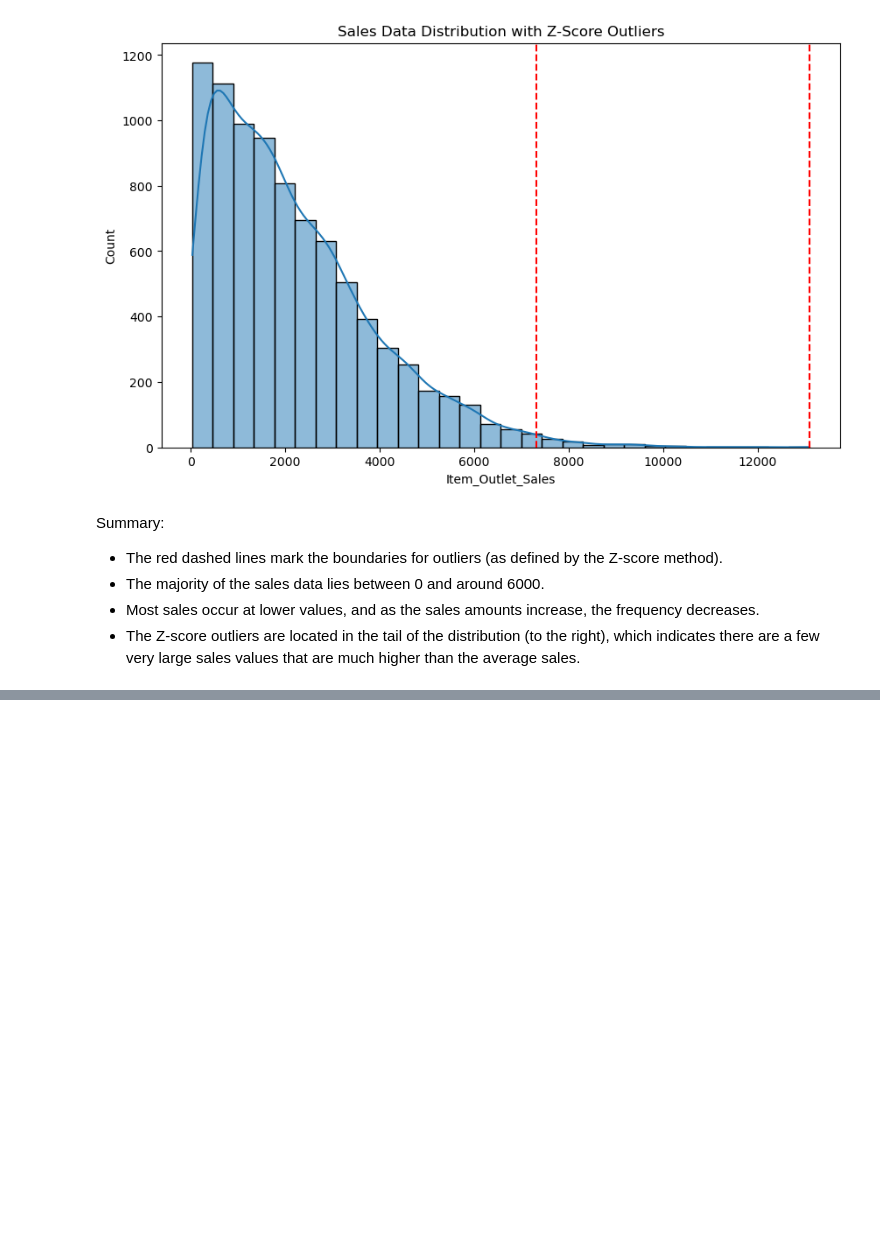
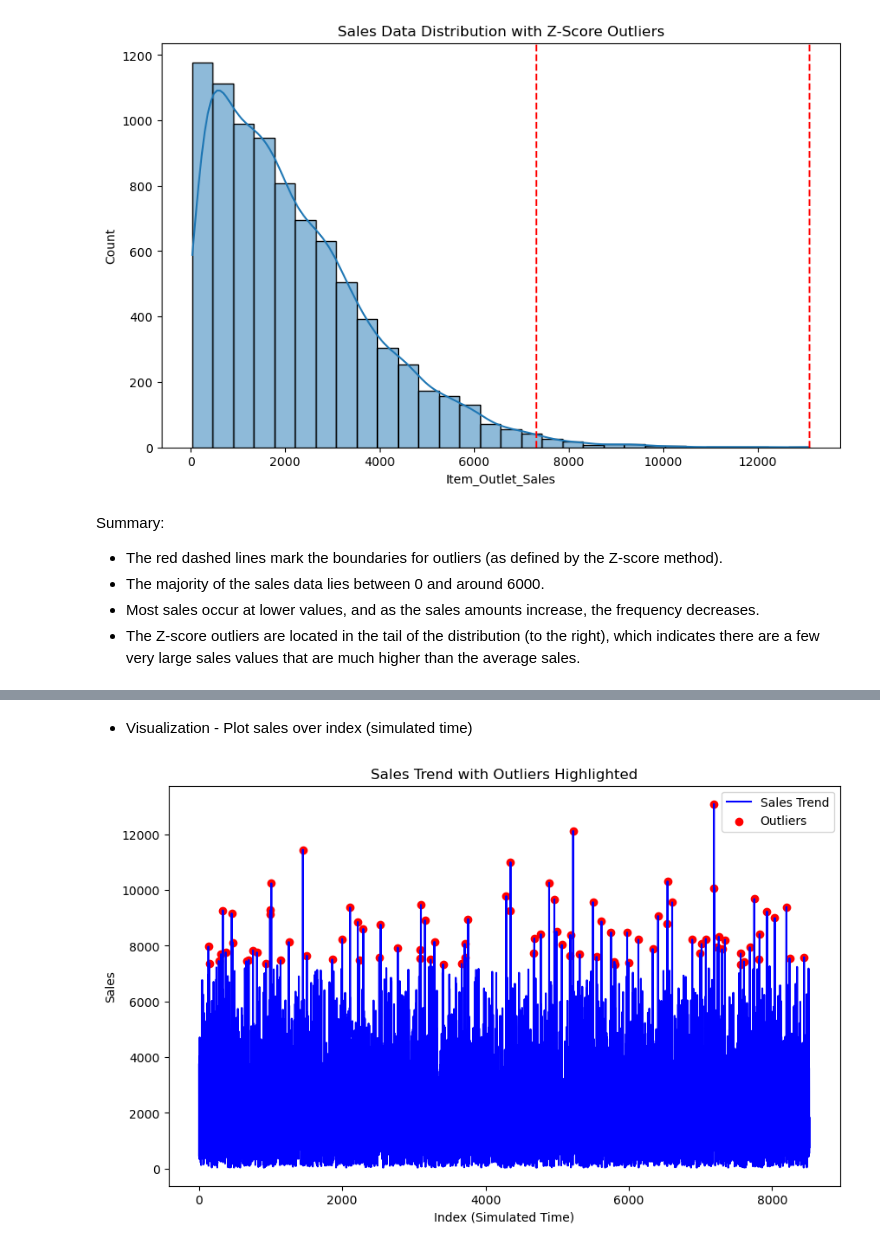
Before and after one commit to sumanshaw9/outliers-detection, a Jupyter notebook: outlier-detection.ipynb, the cells around one changed output, grey strips where cells are left out. Cells and saved outputs as stored; diff of their text form; code cells hidden in the pictures; blank space fills up the shorter version.

```diff
--- a/outlier-detection.ipynb
+++ b/outlier-detection.ipynb
@@ -201,0 +269,19 @@ Summary:
+# %%
+#In this dataset, data doesn't have a 'Date' column, so we use the index as a proxy for time
+data['Index'] = data.index
+#Identify outliers (e.g, using z-score, IQR, or any other method)
+outliers = data[(data['z_score'] > 3) | (data['z_score'] < -3)]
+# %% [markdown]
+- Visualization - Plot sales over index (simulated time)
+# %%
+plt.figure(figsize=(10,6))
+plt.plot(data['Index'], data['Item_Outlet_Sales'], color='blue', label='Sales Trend')
+plt.scatter(outliers['Index'], outliers['Item_Outlet_Sales'], color='red', label='Outliers')
+plt.title('Sales Trend with Outliers Highlighted')
+plt.xlabel('Index (Simulated Time)')
+plt.ylabel('Sales')
+plt.legend()
+plt.savefig("image/salestrend.png")
+plt.show()
+# %% [output]
+[figure, added]
```
Also changed, not shown: parts of 12 cells of this notebook, 3 other files.
